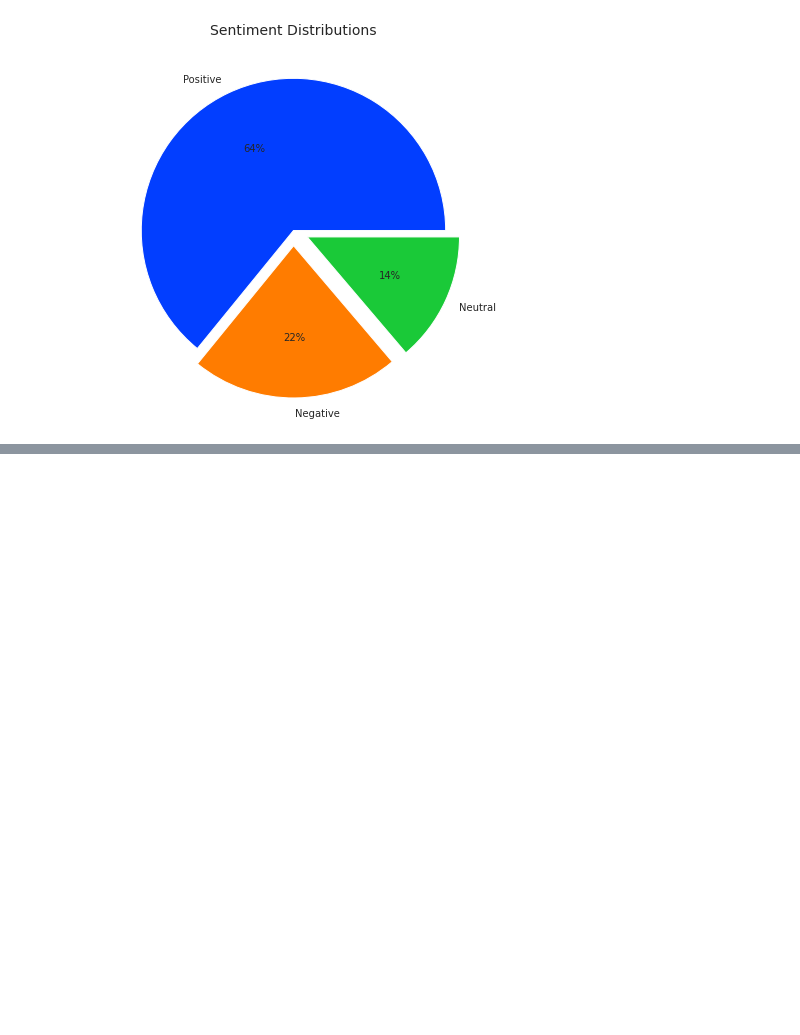
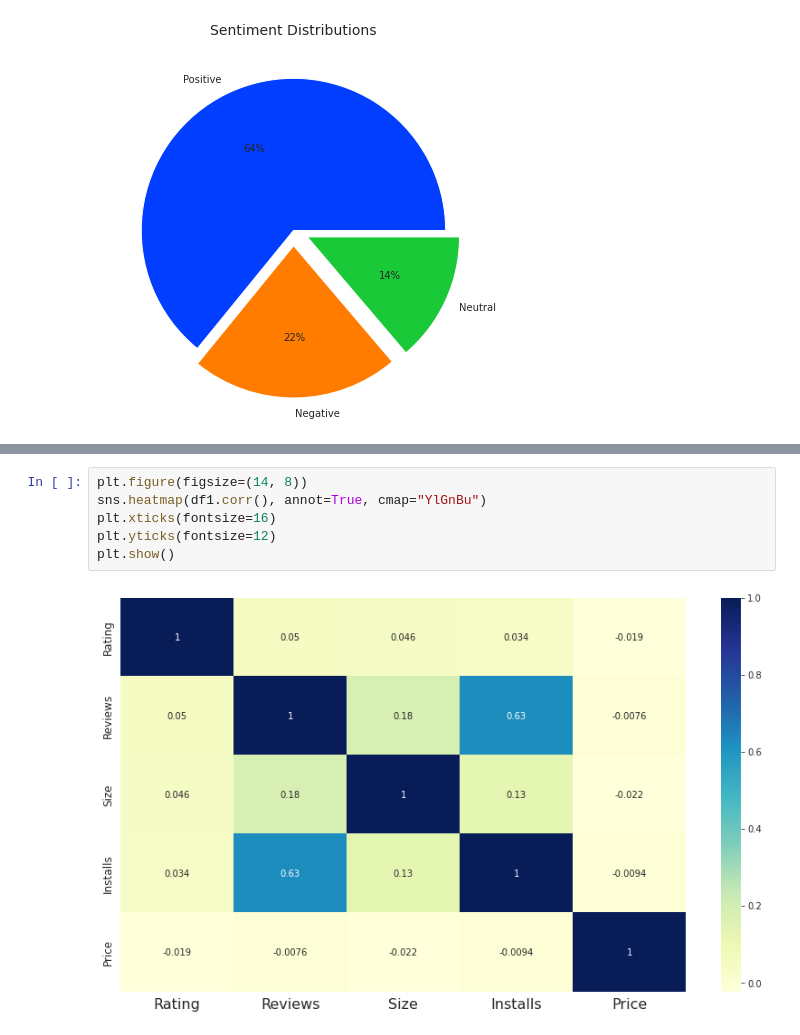
Before and after one commit to AshboyOP/Playstore-Apps-Review-Analysis, a Jupyter notebook: PlaystoreAppsReviewAnalysis.ipynb, the cells around one changed output, grey strips where cells are left out. Drawn from its saved outputs; the diff is of its cells as text; blank space fills up the shorter version.

```diff
--- a/PlaystoreAppsReviewAnalysis.ipynb
+++ b/PlaystoreAppsReviewAnalysis.ipynb
@@ -629,0 +724,8 @@ plt.show()
+# %%
+plt.figure(figsize=(14, 8))
+sns.heatmap(df1.corr(), annot=True, cmap="YlGnBu")
+plt.xticks(fontsize=16)
+plt.yticks(fontsize=12)
+plt.show()
+# %% [output]
+[figure, added]
```
Also changed, not shown: parts of 22 cells of this notebook.
